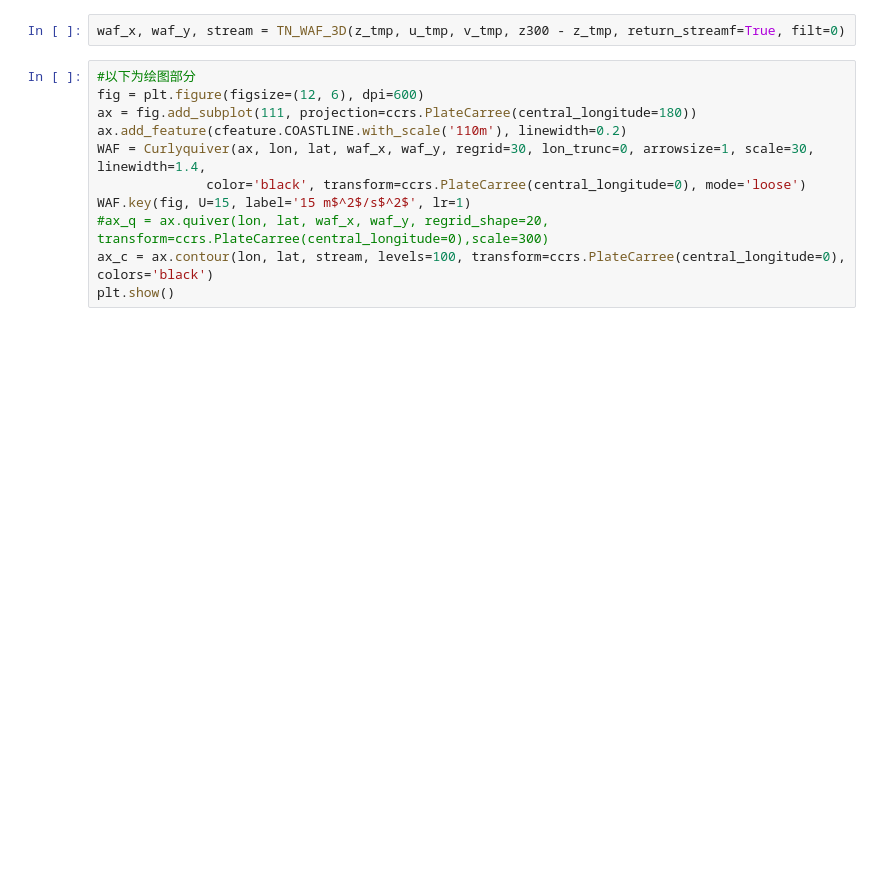
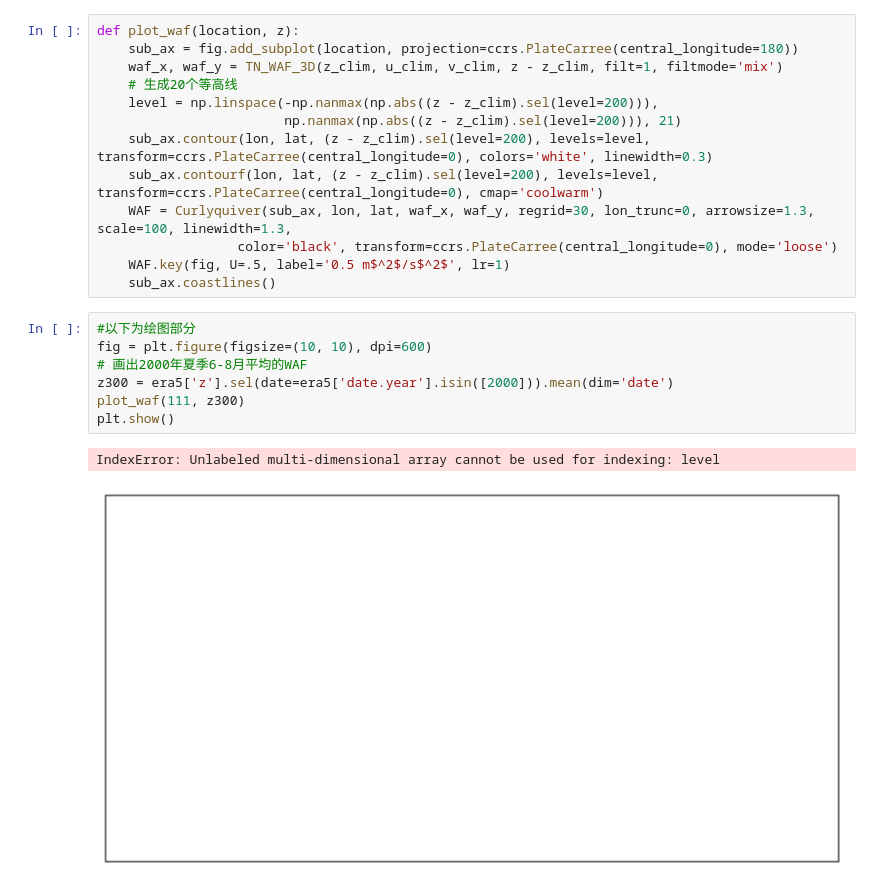
Before and after one commit to hhhopsong/work, a Jupyter notebook: Meteorological/test.ipynb, the cells around one changed output. Drawn from its saved outputs; the diff is of its cells as text; blank space fills up the shorter version.

```diff
--- a/Meteorological/test.ipynb
+++ b/Meteorological/test.ipynb
@@ -38,13 +29,23 @@ KeyboardInterrupt:
 # %%
-waf_x, waf_y, stream = TN_WAF_3D(z_tmp, u_tmp, v_tmp, z300 - z_tmp, return_streamf=True, filt=0)
+def plot_waf(location, z):
+    sub_ax = fig.add_subplot(location, projection=ccrs.PlateCarree(central_longitude=180))
+    waf_x, waf_y = TN_WAF_3D(z_clim, u_clim, v_clim, z - z_clim, filt=1, filtmode='mix')
+    # 生成20个等高线
+    level = np.linspace(-np.nanmax(np.abs((z - z_clim).sel(level=200))),
+                        np.nanmax(np.abs((z - z_clim).sel(level=200))), 21)
+    sub_ax.contour(lon, lat, (z - z_clim).sel(level=200), levels=level, transform=ccrs.PlateCarree(central_longitude=0), colors='white', linewidth=0.3)
+    sub_ax.contourf(lon, lat, (z - z_clim).sel(level=200), levels=level, transform=ccrs.PlateCarree(central_longitude=0), cmap='coolwarm')
+    WAF = Curlyquiver(sub_ax, lon, lat, waf_x, waf_y, regrid=30, lon_trunc=0, arrowsize=1.3, scale=100, linewidth=1.3,
+                  color='black', transform=ccrs.PlateCarree(central_longitude=0), mode='loose')
+    WAF.key(fig, U=.5, label='0.5 m$^2$/s$^2$', lr=1)
+    sub_ax.coastlines()
-# %%
-#以下为绘图部分
-fig = plt.figure(figsize=(12, 6), dpi=600)
-ax = fig.add_subplot(111, projection=ccrs.PlateCarree(central_longitude=180))
-ax.add_feature(cfeature.COASTLINE.with_scale('110m'), linewidth=0.2)
-WAF = Curlyquiver(ax, lon, lat, waf_x, waf_y, regrid=30, lon_trunc=0, arrowsize=1, scale=30, linewidth=1.4,
-              color='black', transform=ccrs.PlateCarree(central_longitude=0), mode='loose')
-WAF.key(fig, U=15, label='15 m$^2$/s$^2$', lr=1)
-#ax_q = ax.quiver(lon, lat, waf_x, waf_y, regrid_shape=20, transform=ccrs.PlateCarree(central_longitude=0),scale=300)
-ax_c = ax.contour(lon, lat, stream, levels=100, transform=ccrs.PlateCarree(central_longitude=0), colors='black')
-plt.show()
+# %%
+#以下为绘图部分
+fig = plt.figure(figsize=(10, 10), dpi=600)
+# 画出2000年夏季6-8月平均的WAF
+z300 = era5['z'].sel(date=era5['date.year'].isin([2000])).mean(dim='date')
+plot_waf(111, z300)
+plt.show()
+# %% [output]
+IndexError: Unlabeled multi-dimensional array cannot be used for indexing: level
+[figure, added]
```
Also changed, not shown: parts of 1 cell of this notebook, 1 other file.
